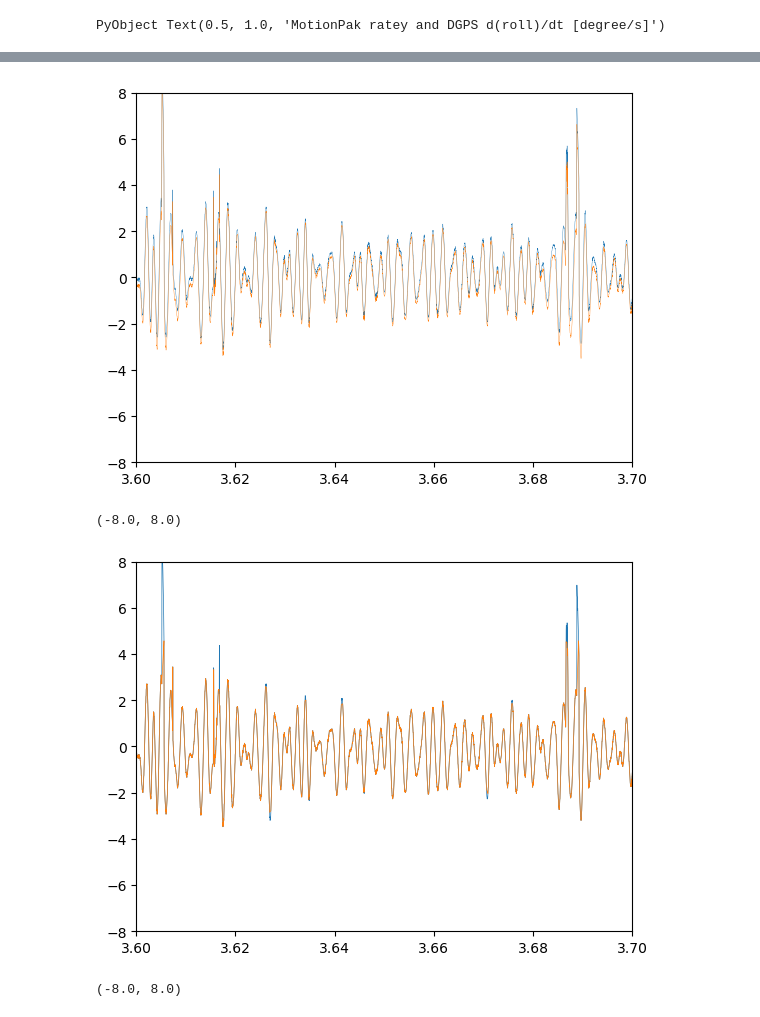
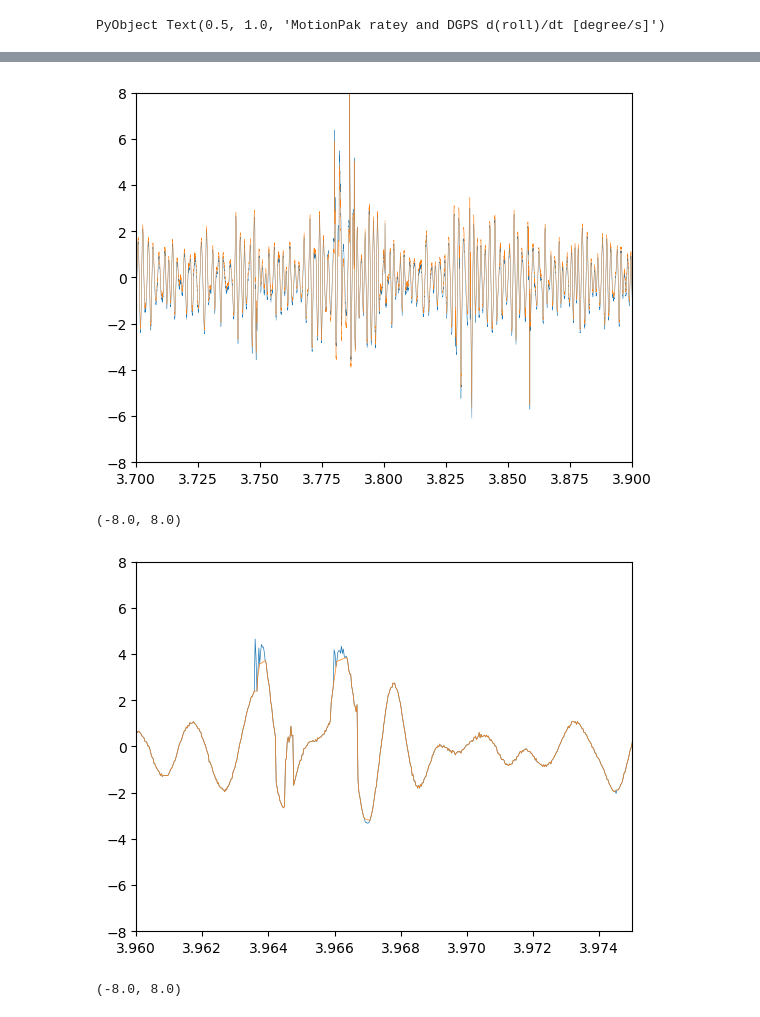
Before and after one commit to deszoeke/ASTRAL-mast, a Jupyter notebook: read_mot.ipynb, the cells around one changed output, grey strips where cells are left out. Cells and saved outputs as stored; diff of their text form; code cells hidden in the pictures.

```diff
--- a/read_mot.ipynb
+++ b/read_mot.ipynb
@@ -331,55 +370,29 @@ PyObject <matplotlib.legend.Legend object at 0x...>
 # %%
-# using .ShipPosmv
-# using DPS
-
-anom(x) = x .- mean(x)
-
-square(n) = collect(ones(n)/n)
-runningmean4(x, n) = filtfilt(square(n), filtfilt(square(n), x))
-highpass4(x, n) = x .- runningmean4(x, n)
-
-# read POSMV
-Pashr = read_pashr_dict(get_posmv_file("PASHR", dt))
-# e.g. ./data/scs/NAV/POSMV-V5-PASHR-RAW_20240522-000001.Raw
-pdh = decimal_hour.(Pashr[:time])
-# pdh[end-10:end] .= unwrap.(pdh[end-10:end])
+# use highpass filtering to center on 0
 
 clf()
 # plot(pdh[2:end].+0.25/3600, -2.6 .* anom(diff(Pashr[:pitch])) , linewidth=0.5)
-plot(deh(Mot), 180/pi*anom(Mot[:ratex]).+1.0, linewidth=0.25)
+plot(deh(Mot), 180/pi*anom(Mot[:ratex]).+2, linewidth=0.25)
 plot(deh(Mot), 180/pi*highpass4(Mot[:ratex],180), linewidth=0.25)
-xlim([3.6, 3.7])
+xlim([3.7, 3.9])
 ylim([-8, 8])
 # %% [output]
-[figure, old version]
+[figure, new version]
 (-8.0, 8.0)
 # %%
 # now filter the pitch
-function filterit(x, n=240)
-    y = runningmean4(x, n)
-    var = runningmean4((x.-y).^2, n)
-    # id spikes outside K std dev of running mean
-    b = ( (x.-y).^2 .> 2^2 .* var )
-    spikes = findall(b)
-    good = findall(.!b)
-    # despike
-    itp = interpolate((good,), x[good], Gridded(Linear()))
-    z = copy(x)
-    z[spikes] = itp[spikes]
-    return z
-end
-
-"recursively call f n times"
-recurse(f, x, n::Integer) = n==0 ? x : recurse(f, f(x), n-1)
 
 clf()
 # plot(pdh[2:end].+0.25/3600, -2.6 .* anom(diff(Pashr[:pitch])) , linewidth=0.5)
 plot(deh(Mot), 180/pi*Mot[:ratex], linewidth=0.5)
-plot(deh(Mot), 180/pi*filterit(Mot[:ratex],180), linewidth=0.5)
+plot(deh(Mot), 180/pi*despike(Mot[:ratex],180), linewidth=0.5)
 # plot(deh(Mot), 180/pi*filterit(filterit(Mot[:ratex],180),180), linewidth=0.5)
 # plot(deh(Mot), 180/pi*recurse(x->filterit(x,180),Mot[:ratex],2), linewidth=0.5)
-xlim([3.6, 3.7])
+xlim([3.96, 3.975])
 ylim([-8, 8])
+
+# spikes are not spikes but large jumps up, or failure to come down from
+# maximum amplitude of a pitch cycle.
 # %% [output]
-[figure, old version]
+[figure, new version]
 (-8.0, 8.0)
```
Also changed, not shown: parts of 8 cells of this notebook, 4 other files.
